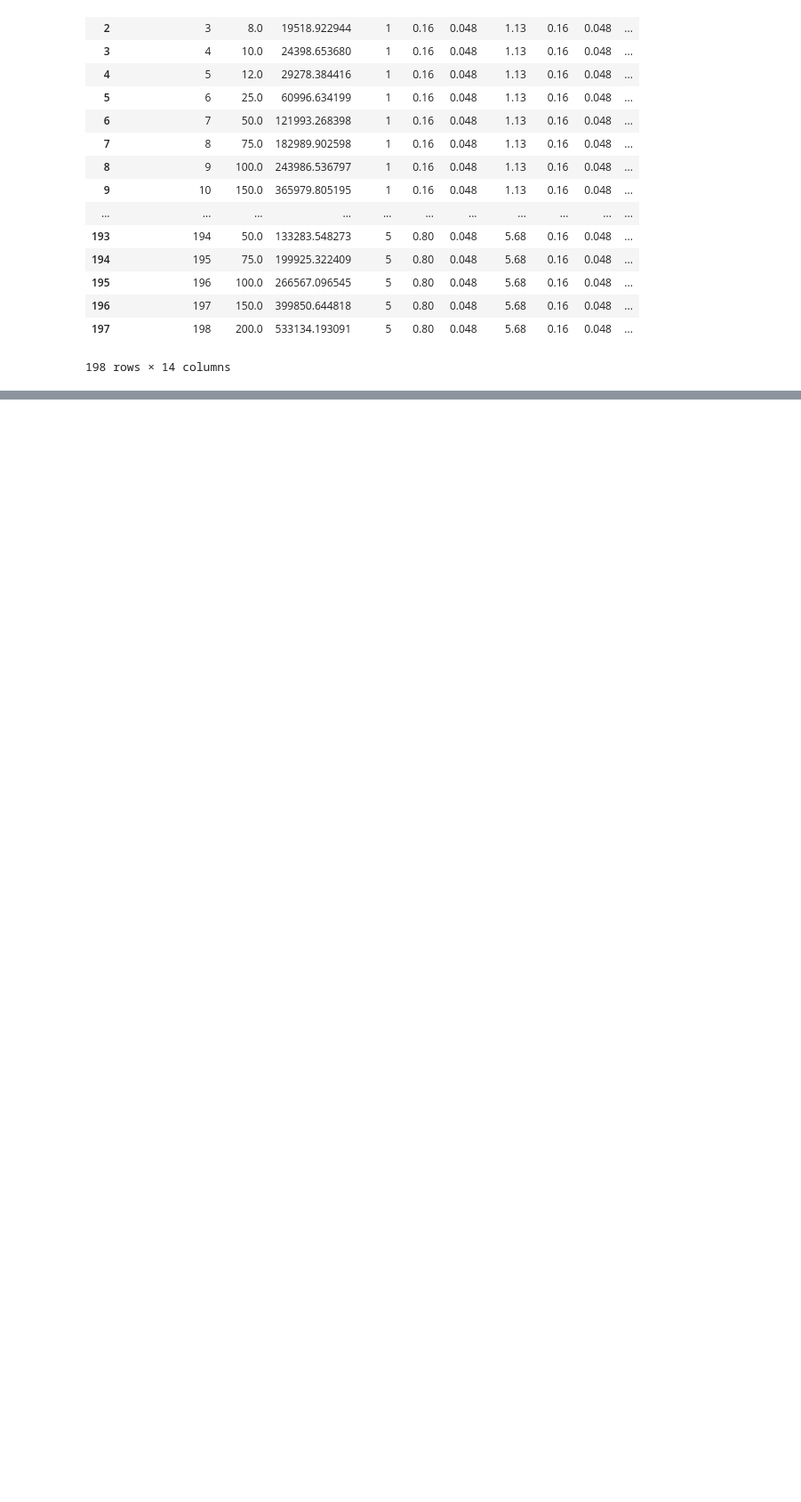
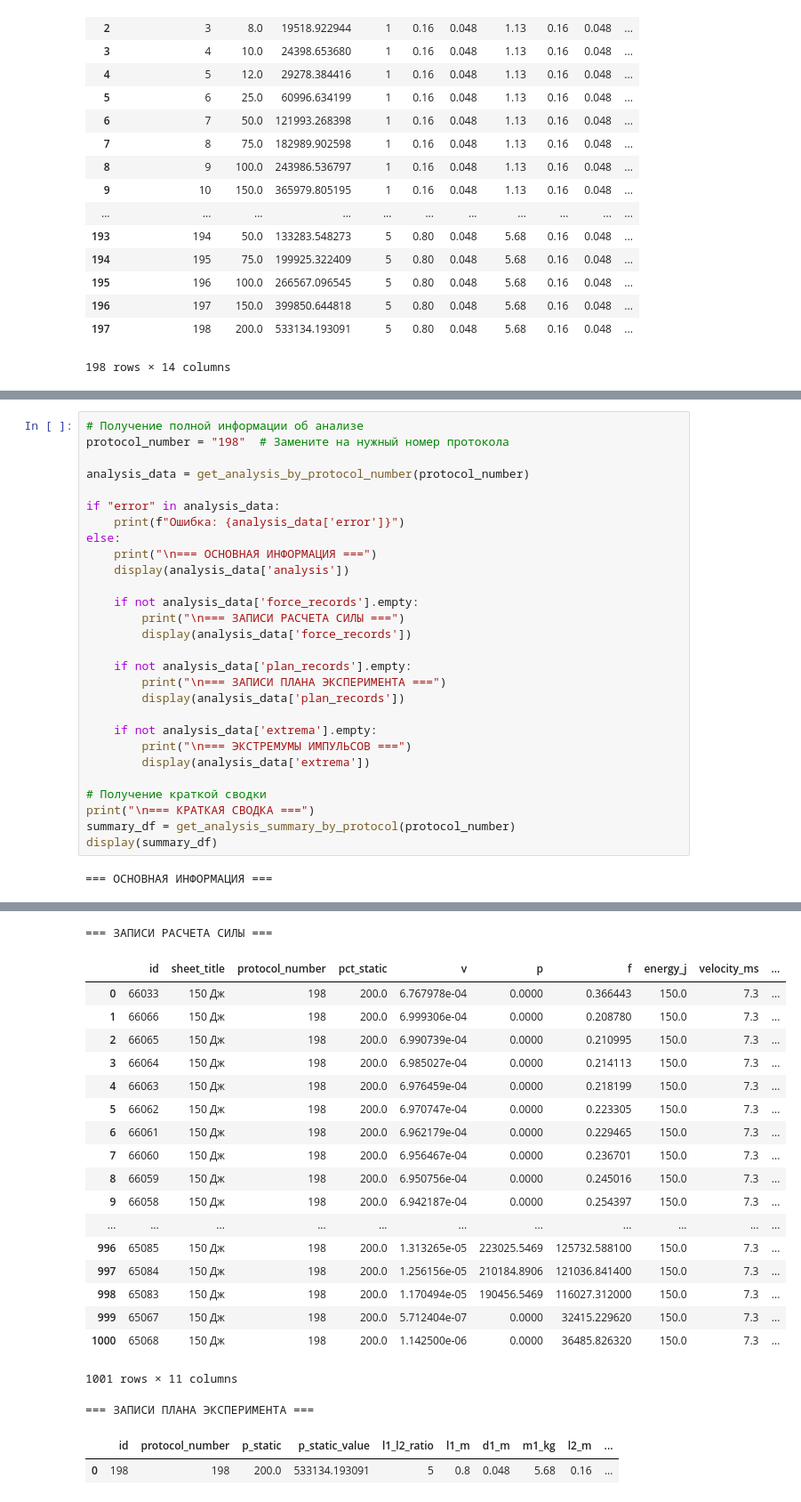
Before and after one commit to daMpoff/ergo_ms_api, a Jupyter notebook: src/modules/impuls_analysis/test_algorithm.ipynb, the cells around one changed output, grey strips where cells are left out. Shown at 89% size. Drawn from its saved outputs; the diff is of its cells as text; blank space fills up the shorter version.

Commit message:
feat: добавил генерацию отчета для модуля анализа импульсов.

```diff
--- a/src/modules/impuls_analysis/test_algorithm.ipynb
+++ b/src/modules/impuls_analysis/test_algorithm.ipynb
@@ -457,0 +721,30 @@ See the caveats in the documentation: https://pandas.pydata.org/pandas-docs/stab
+# %%
+# Получение полной информации об анализе
+protocol_number = "198"  # Замените на нужный номер протокола
+
+analysis_data = get_analysis_by_protocol_number(protocol_number)
+
+if "error" in analysis_data:
+    print(f"Ошибка: {analysis_data['error']}")
+else:
+    print("\n=== ОСНОВНАЯ ИНФОРМАЦИЯ ===")
+    display(analysis_data['analysis'])
+
+    if not analysis_data['force_records'].empty:
+        print("\n=== ЗАПИСИ РАСЧЕТА СИЛЫ ===")
+        display(analysis_data['force_records'])
+
+    if not analysis_data['plan_records'].empty:
+        print("\n=== ЗАПИСИ ПЛАНА ЭКСПЕРИМЕНТА ===")
+        display(analysis_data['plan_records'])
+
+    if not analysis_data['extrema'].empty:
+        print("\n=== ЭКСТРЕМУМЫ ИМПУЛЬСОВ ===")
+        display(analysis_data['extrema'])
+
+# Получение краткой сводки
+print("\n=== КРАТКАЯ СВОДКА ===")
+summary_df = get_analysis_summary_by_protocol(protocol_number)
+display(summary_df)
+# %% [output]
+=== ОСНОВНАЯ ИНФОРМАЦИЯ ===
@@ -457,0 +753,22 @@ See the caveats in the documentation: https://pandas.pydata.org/pandas-docs/stab
+=== ЗАПИСИ РАСЧЕТА СИЛЫ ===
+|  | id | sheet_title | protocol_number | pct_static | v | p | f | energy_j | velocity_ms | ... |
+| 0 | 66033 | 150 Дж | 198 | 200.0 | 6.767978e-04 | 0.0000 | 0.366443 | 150.0 | 7.3 | ... |
+| 1 | 66066 | 150 Дж | 198 | 200.0 | 6.999306e-04 | 0.0000 | 0.208780 | 150.0 | 7.3 | ... |
+| 2 | 66065 | 150 Дж | 198 | 200.0 | 6.990739e-04 | 0.0000 | 0.210995 | 150.0 | 7.3 | ... |
+| 3 | 66064 | 150 Дж | 198 | 200.0 | 6.985027e-04 | 0.0000 | 0.214113 | 150.0 | 7.3 | ... |
+| 4 | 66063 | 150 Дж | 198 | 200.0 | 6.976459e-04 | 0.0000 | 0.218199 | 150.0 | 7.3 | ... |
+| 5 | 66062 | 150 Дж | 198 | 200.0 | 6.970747e-04 | 0.0000 | 0.223305 | 150.0 | 7.3 | ... |
+| 6 | 66061 | 150 Дж | 198 | 200.0 | 6.962179e-04 | 0.0000 | 0.229465 | 150.0 | 7.3 | ... |
+| 7 | 66060 | 150 Дж | 198 | 200.0 | 6.956467e-04 | 0.0000 | 0.236701 | 150.0 | 7.3 | ... |
+| 8 | 66059 | 150 Дж | 198 | 200.0 | 6.950756e-04 | 0.0000 | 0.245016 | 150.0 | 7.3 | ... |
+| 9 | 66058 | 150 Дж | 198 | 200.0 | 6.942187e-04 | 0.0000 | 0.254397 | 150.0 | 7.3 | ... |
+| ... | ... | ... | ... | ... | ... | ... | ... | ... | ... | ... |
+| 996 | 65085 | 150 Дж | 198 | 200.0 | 1.313265e-05 | 223025.5469 | 125732.588100 | 150.0 | 7.3 | ... |
+| 997 | 65084 | 150 Дж | 198 | 200.0 | 1.256156e-05 | 210184.8906 | 121036.841400 | 150.0 | 7.3 | ... |
+| 998 | 65083 | 150 Дж | 198 | 200.0 | 1.170494e-05 | 190456.5469 | 116027.312000 | 150.0 | 7.3 | ... |
+| 999 | 65067 | 150 Дж | 198 | 200.0 | 5.712404e-07 | 0.0000 | 32415.229620 | 150.0 | 7.3 | ... |
+| 1000 | 65068 | 150 Дж | 198 | 200.0 | 1.142500e-06 | 0.0000 | 36485.826320 | 150.0 | 7.3 | ... |
+1001 rows × 11 columns
+=== ЗАПИСИ ПЛАНА ЭКСПЕРИМЕНТА ===
+|  | id | protocol_number | p_static | p_static_value | l1_l2_ratio | l1_m | d1_m | m1_kg | l2_m | ... |
+| 0 | 198 | 198 | 200.0 | 533134.193091 | 5 | 0.8 | 0.048 | 5.68 | 0.16 | ... |
```
Also changed, not shown: parts of 11 cells of this notebook, 6 other files.
